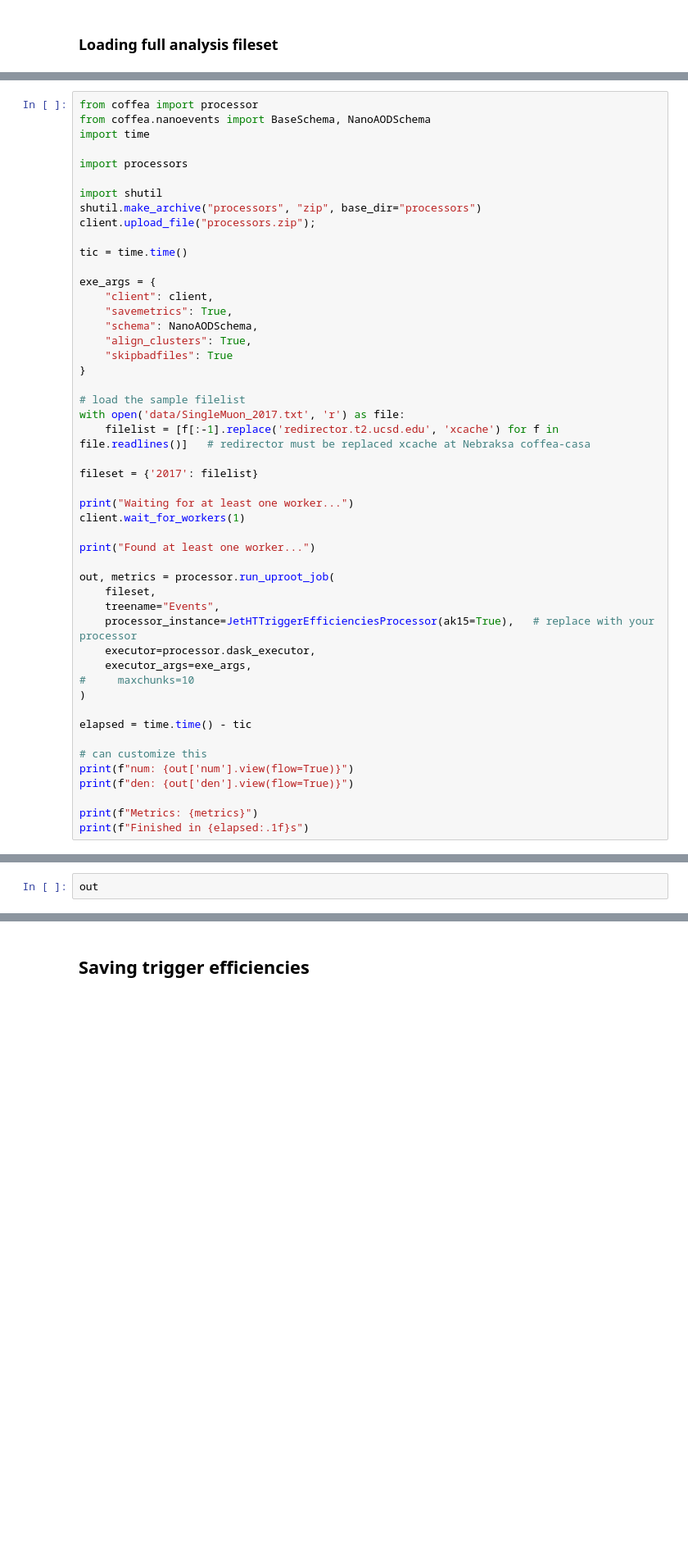
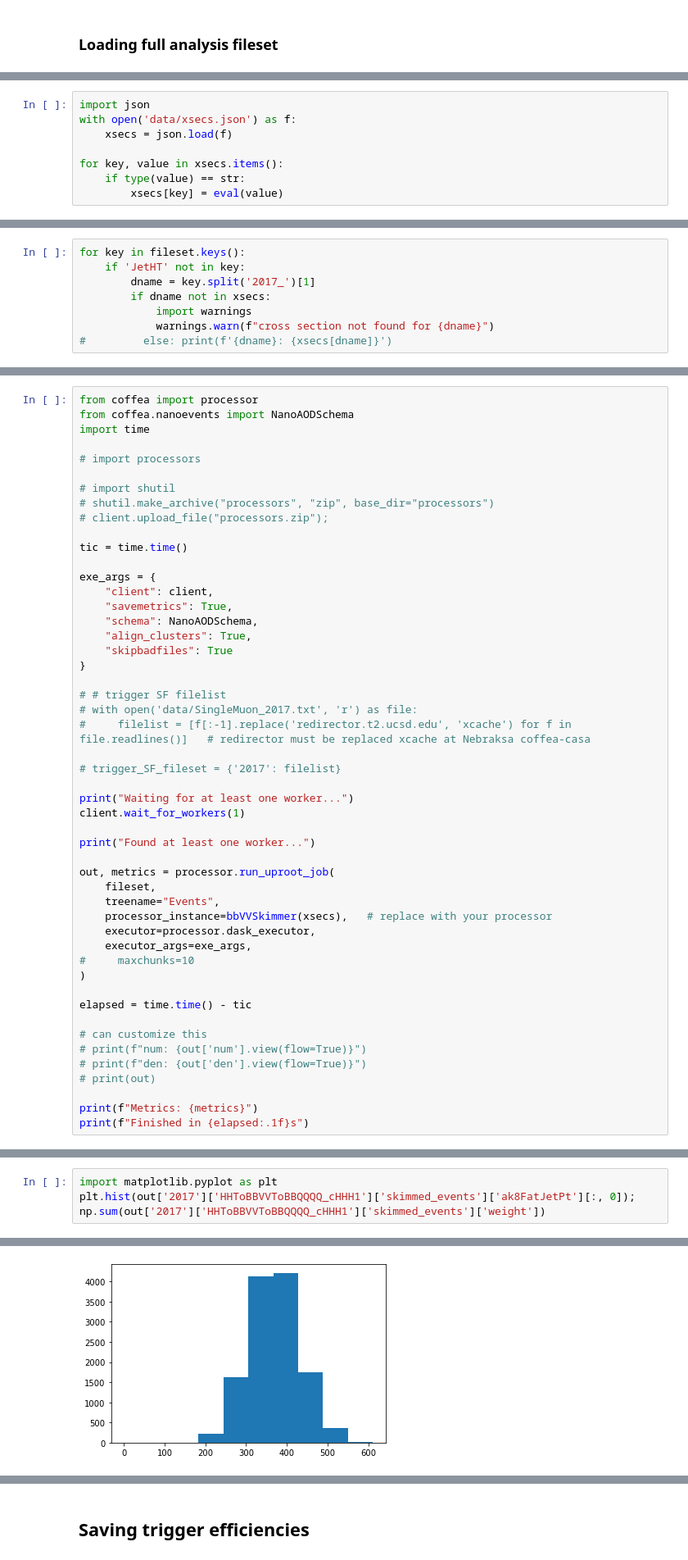
Before and after one commit to rkansal47/HHbbVV, a Jupyter notebook: runCoffeaCasa.ipynb, the cells around one changed output, grey strips where cells are left out. Shown at 82% size. Cells and saved outputs as stored; diff of their text form; blank space fills up the shorter version.

```diff
--- a/runCoffeaCasa.ipynb
+++ b/runCoffeaCasa.ipynb
@@ -44,0 +55,8 @@ fileset = {'2017': filelist}
+# %%
+import json
+with open('data/xsecs.json') as f:
+    xsecs = json.load(f)
+
+for key, value in xsecs.items():
+    if type(value) == str:
+        xsecs[key] = eval(value)
@@ -44,0 +65,8 @@ fileset = {'2017': filelist}
+# %%
+for key in fileset.keys():
+    if 'JetHT' not in key:
+        dname = key.split('2017_')[1]
+        if dname not in xsecs:
+            import warnings
+            warnings.warn(f"cross section not found for {dname}")
+#         else: print(f'{dname}: {xsecs[dname]}')
@@ -45,13 +253,13 @@ fileset = {'2017': filelist}
 # %%
 from coffea import processor
-from coffea.nanoevents import BaseSchema, NanoAODSchema
+from coffea.nanoevents import NanoAODSchema
 import time
 
-import processors
+# import processors
 
-import shutil
-shutil.make_archive("processors", "zip", base_dir="processors")
-client.upload_file("processors.zip");
+# import shutil
+# shutil.make_archive("processors", "zip", base_dir="processors")
+# client.upload_file("processors.zip");
 
 tic = time.time()
 
@@ -63,11 +271,11 @@ exe_args = {
     "skipbadfiles": True
 }
 
-# load the sample filelist
-with open('data/SingleMuon_2017.txt', 'r') as file:
-    filelist = [f[:-1].replace('redirector.t2.ucsd.edu', 'xcache') for f in file.readlines()]   # redirector must be replaced xcache at Nebraksa coffea-casa
+# # trigger SF filelist
+# with open('data/SingleMuon_2017.txt', 'r') as file:
+#     filelist = [f[:-1].replace('redirector.t2.ucsd.edu', 'xcache') for f in file.readlines()]   # redirector must be replaced xcache at Nebraksa coffea-casa
 
-fileset = {'2017': filelist}
+# trigger_SF_fileset = {'2017': filelist}
 
 print("Waiting for at least one worker...")
 client.wait_for_workers(1)
@@ -77,7 +285,7 @@ print("Found at least one worker...")
 out, metrics = processor.run_uproot_job(
     fileset,
     treename="Events",
-    processor_instance=JetHTTriggerEfficienciesProcessor(ak15=True),   # replace with your processor
+    processor_instance=bbVVSkimmer(xsecs),   # replace with your processor
     executor=processor.dask_executor,
     executor_args=exe_args,
 #     maxchunks=10
@@ -86,8 +294,9 @@ out, metrics = processor.run_uproot_job(
 elapsed = time.time() - tic
 
 # can customize this
-print(f"num: {out['num'].view(flow=True)}")
-print(f"den: {out['den'].view(flow=True)}")
+# print(f"num: {out['num'].view(flow=True)}")
+# print(f"den: {out['den'].view(flow=True)}")
+# print(out)
 
 print(f"Metrics: {metrics}")
 print(f"Finished in {elapsed:.1f}s")
@@ -94,3 +323,5 @@ print(f"Finished in {elapsed:.1f}s")
 # %%
-out
+import matplotlib.pyplot as plt
+plt.hist(out['2017']['HHToBBVVToBBQQQQ_cHHH1']['skimmed_events']['ak8FatJetPt'][:, 0]);
+np.sum(out['2017']['HHToBBVVToBBQQQQ_cHHH1']['skimmed_events']['weight'])
 # %% [output]
@@ -104,0 +329 @@ out
+[figure, added]
```
Also changed, not shown: parts of 16 cells of this notebook, 5 other files.
